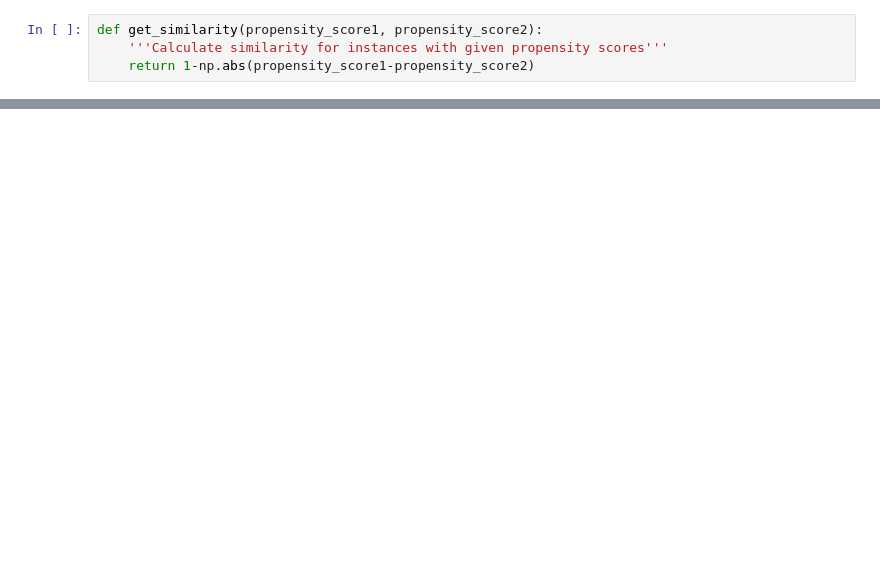
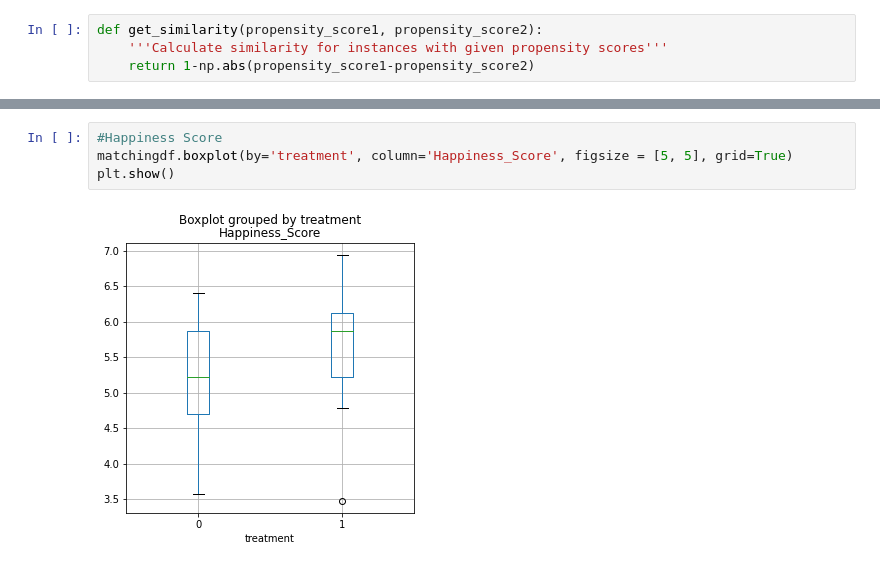
Before and after one commit to epfl-ada/ada-2020-project-milestone-p3-p3_spada, a Jupyter notebook: happiness.ipynb, the cells around one changed output, grey strips where cells are left out. Saved outputs shown, nothing was run; the diff lists cells and outputs as text; blank space fills up the shorter version.

```diff
--- a/happiness.ipynb
+++ b/happiness.ipynb
@@ -489,0 +503,6 @@ matchingdf
+# %%
+#Happiness Score
+matchingdf.boxplot(by='treatment', column='Happiness_Score', figsize = [5, 5], grid=True)
+plt.show()
+# %% [output]
+[figure, added]
```
Also changed, not shown: parts of 15 cells of this notebook.
